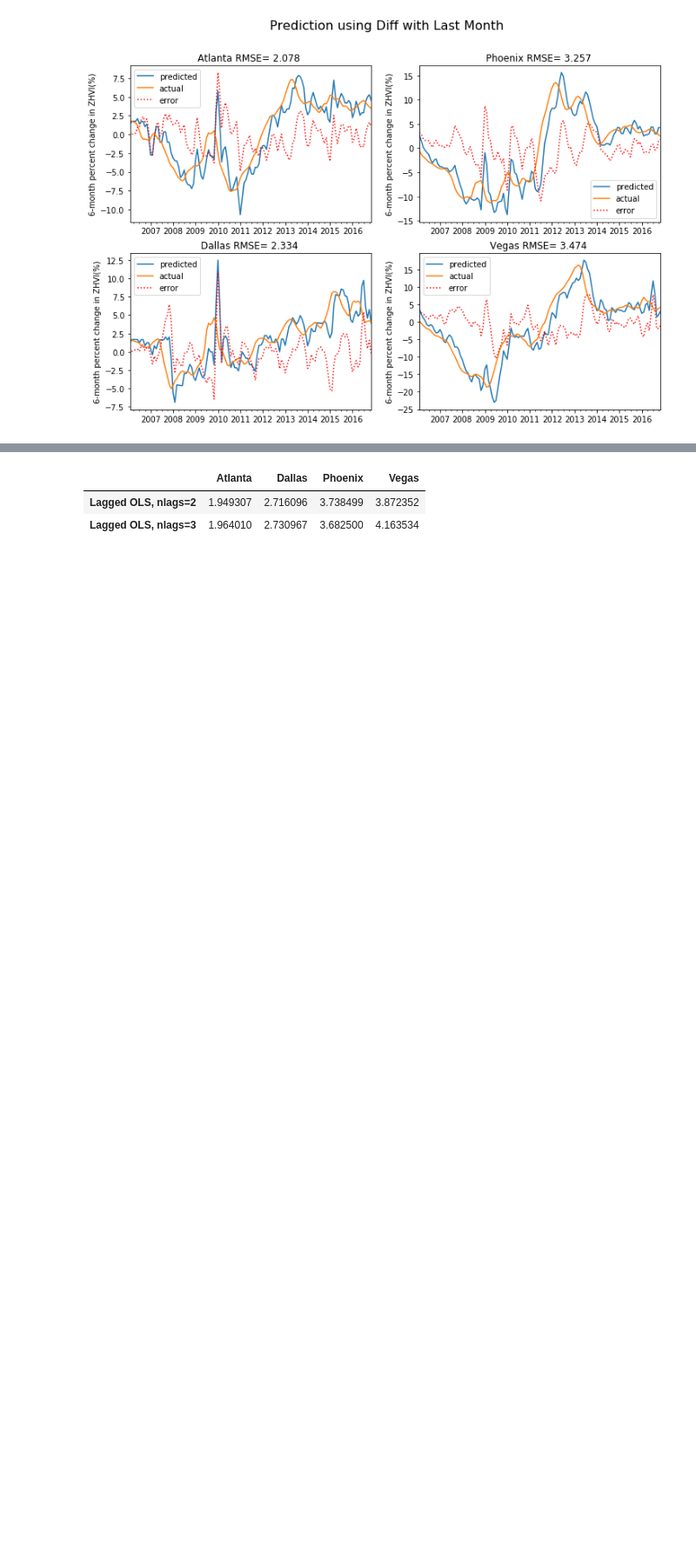
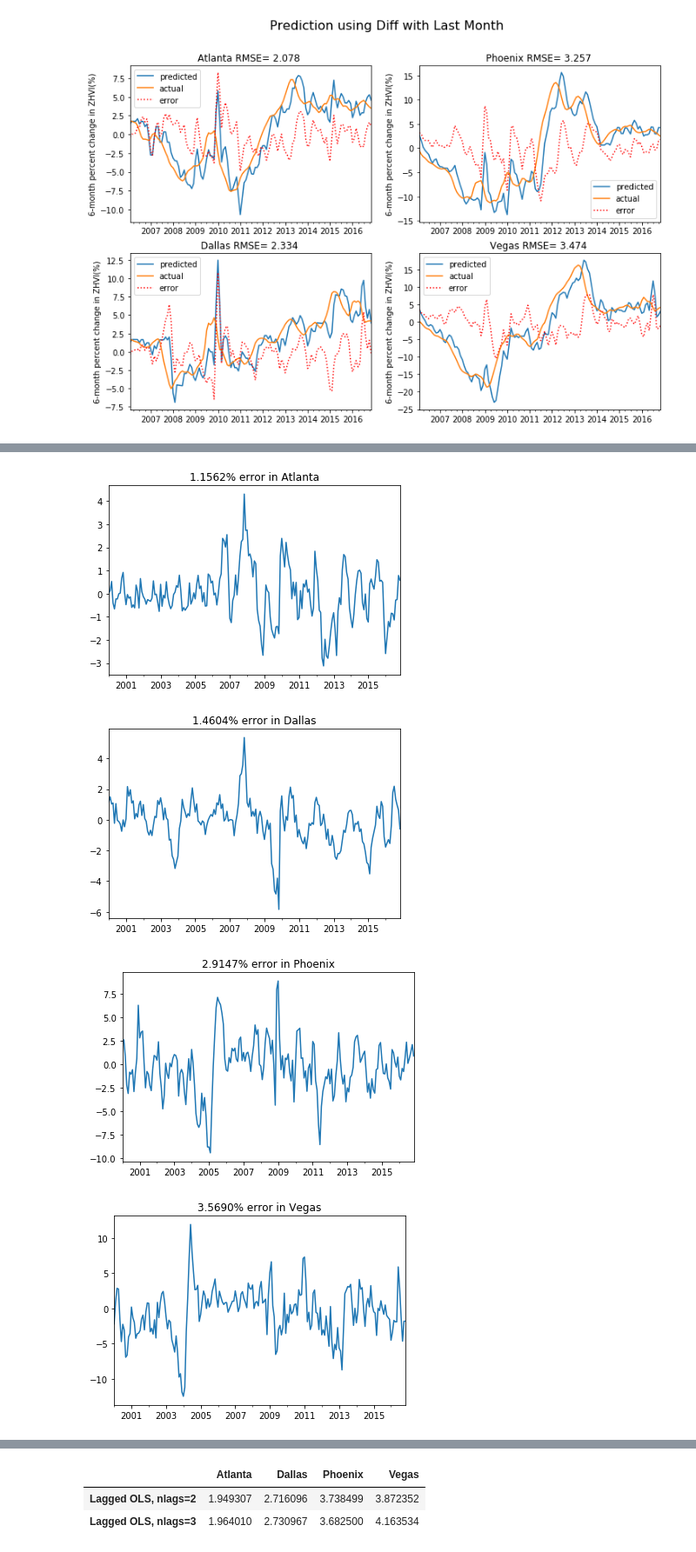
Before and after one commit to kkwteh/cdips_hpi_forecast, a Jupyter notebook: RandForest.ipynb, the cells around one changed output, grey strips where cells are left out. Shown at 87% size. Saved outputs shown, nothing was run; the diff lists cells and outputs as text; code cells hidden in the pictures; blank space fills up the shorter version.

```diff
--- a/RandForest.ipynb
+++ b/RandForest.ipynb
@@ -42,6 +42,9 @@ metroString = {'Dallas':u'Dallas-Fort Worth, TX',
                'Atlanta':u'Atlanta, GA',
                'Phoenix':u'Phoenix, AZ',
                'Vegas':u'Las Vegas, NV'}
+
+cityList = list(metroString.keys())
+cityList.sort()
 # %%
 df = pd.read_csv('Data/ZHVI/'+fname,index_col=[1])
 df = df.drop(['RegionID','SizeRank'],axis=1)
@@ -156,0 +162,15 @@ Name: Lagged OLS, nlags=6, dtype: float64
+# %%
+arimaResults = pickle.load(open('Data/Results/cityResultsARIMA36-2-36.pkl','rb'))
+
+arimaResidual = pd.DataFrame()
+for city in cityList:
+    arimaResidual[city] = arimaResults[city]['diff'].astype('float64')
+    rmse = np.sqrt(arimaResidual[city].pow(2).mean())
+    plt.figure()
+    arimaResidual[city].plot()
+    plt.title("%.4f%% error in %s"%(rmse,city))
+# %% [output]
+[figure, added]
+[figure, added]
+[figure, added]
+[figure, added]
```
Also changed, not shown: parts of 14 cells of this notebook, 1 other file.
